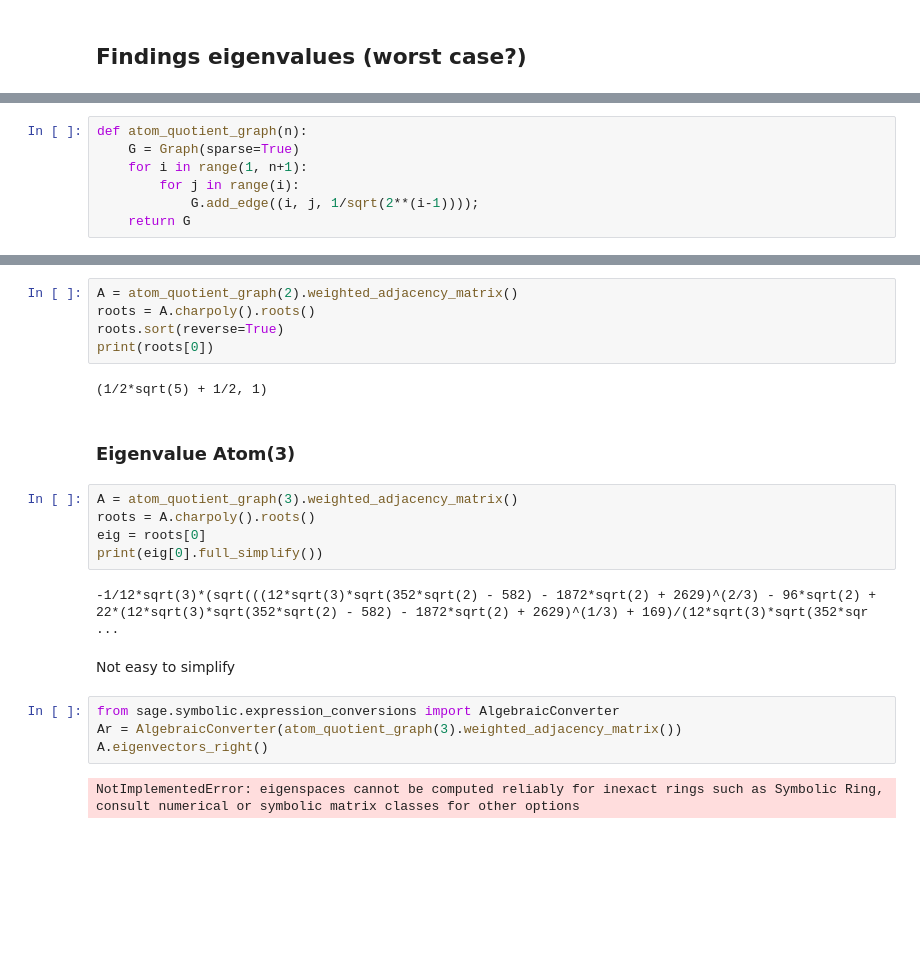
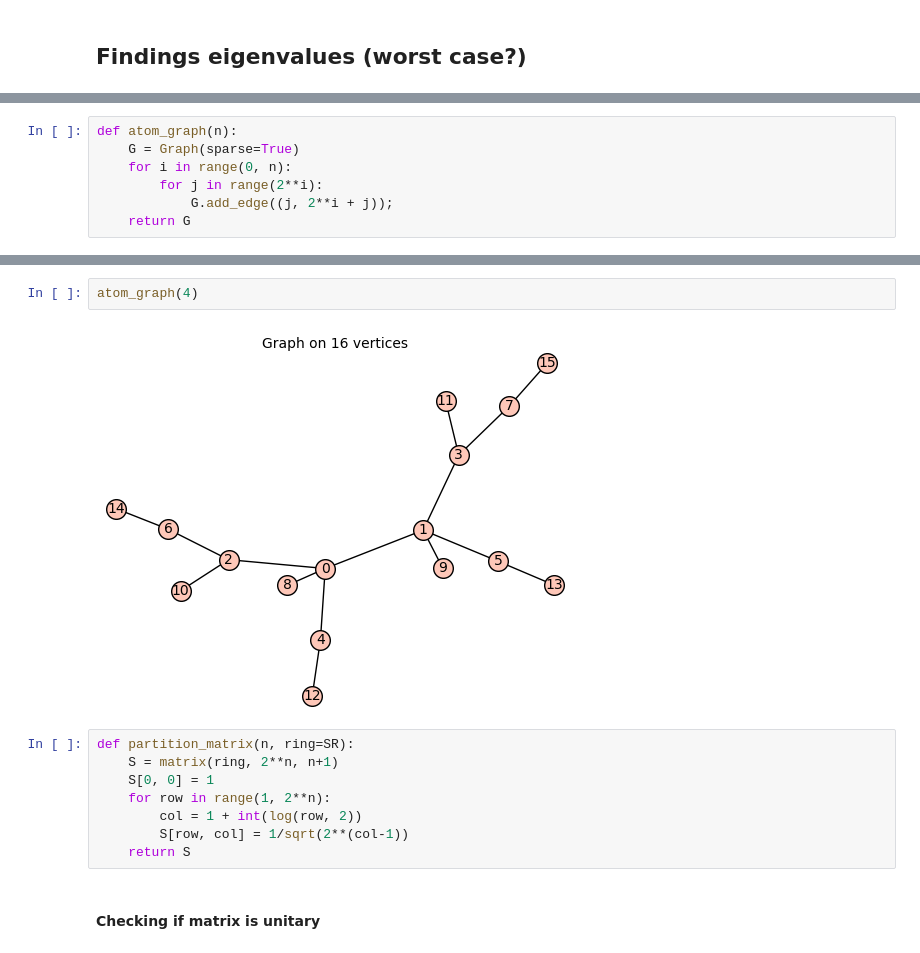
Before and after one commit to emanueljuliano/Strongly_Cospectral_Vertices_On_Trees, a Jupyter notebook: Grundy Eigenvalue.ipynb, the cells around one changed output, grey strips where cells are left out. Cells and saved outputs as stored; diff of their text form; blank space fills up the shorter version.

```diff
--- a/Grundy Eigenvalue.ipynb
+++ b/Grundy Eigenvalue.ipynb
@@ -79,7 +186,7 @@ G2.weighted_adjacency_matrix()
 # %%
-def atom_quotient_graph(n):
+def atom_graph(n):
     G = Graph(sparse=True)
-    for i in range(1, n+1):
-        for j in range(i):
-            G.add_edge((i, j, 1/sqrt(2**(i-1))));
+    for i in range(0, n):
+        for j in range(2**i):
+            G.add_edge((j, 2**i + j));
     return G
@@ -96,25 +193,14 @@ atom_quotient_graph(4).weighted_adjacency_matrix()
-# %%
-A = atom_quotient_graph(2).weighted_adjacency_matrix()
-roots = A.charpoly().roots()
-roots.sort(reverse=True)
-print(roots[0])
-# %% [output]
-(1/2*sqrt(5) + 1/2, 1)
-# %% [markdown]
-### Eigenvalue Atom(3)
-# %%
-A = atom_quotient_graph(3).weighted_adjacency_matrix()
-roots = A.charpoly().roots()
-eig = roots[0]
-print(eig[0].full_simplify())
-# %% [output]
--1/12*sqrt(3)*(sqrt(((12*sqrt(3)*sqrt(352*sqrt(2) - 582) - 1872*sqrt(2) + 2629)^(2/3) - 96*sqrt(2) + 22*(12*sqrt(3)*sqrt(352*sqrt(2) - 582) - 1872*sqrt(2) + 2629)^(1/3) + 169)/(12*sqrt(3)*sqrt(352*sqr ...
-# %% [markdown]
-Not easy to simplify
-# %%
-from sage.symbolic.expression_conversions import AlgebraicConverter
-Ar = AlgebraicConverter(atom_quotient_graph(3).weighted_adjacency_matrix())
-A.eigenvectors_right()
-# %% [output]
-NotImplementedError: eigenspaces cannot be computed reliably for inexact rings such as Symbolic Ring,
-consult numerical or symbolic matrix classes for other options
+# %%
+atom_graph(4)
+# %% [output]
+[figure, added]
+# %%
+def partition_matrix(n, ring=SR):
+    S = matrix(ring, 2**n, n+1)
+    S[0, 0] = 1
+    for row in range(1, 2**n):
+        col = 1 + int(log(row, 2))
+        S[row, col] = 1/sqrt(2**(col-1))
+    return S
+# %% [markdown]
+#### Checking if matrix is unitary
```
Also changed, not shown: parts of 36 cells of this notebook, 2 other files.
